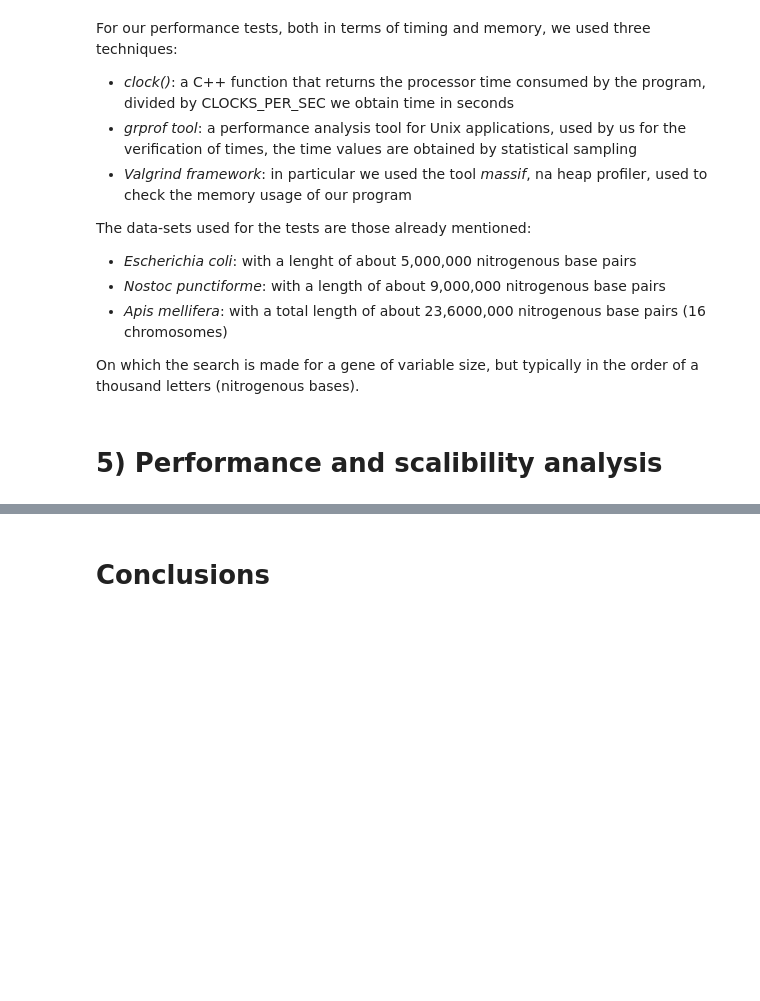
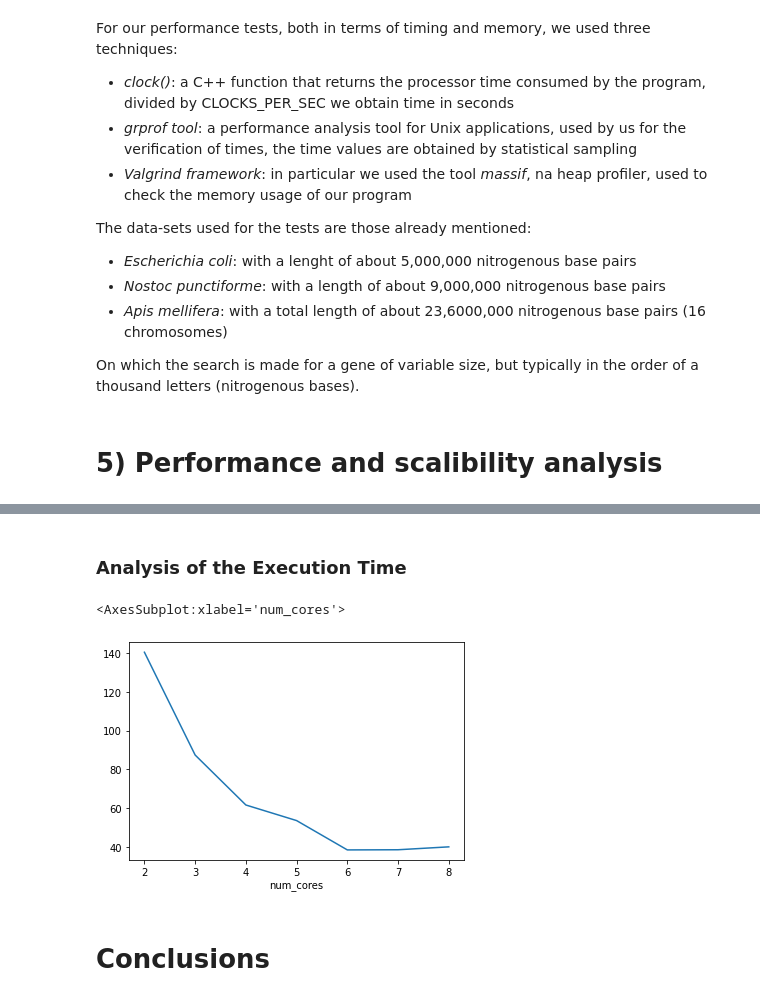
Before and after one commit to Davide-Lotito/ACA_project, a Jupyter notebook: presentation/notebook.ipynb, the cells around one changed output, grey strips where cells are left out. Cells and saved outputs as stored; diff of their text form; code cells hidden in the pictures; blank space fills up the shorter version.

Commit message:
auto-perf test

```diff
--- a/presentation/notebook.ipynb
+++ b/presentation/notebook.ipynb
@@ -345,5 +346,14 @@ On which the search is made for a gene of variable size, but typically in the or
 All testing, performance and scalability, was conducted on the Google Cloud Platform. In particular, we created the cluster according to the "light cluster" technique consisting of 7 machines (1 master and 6 slaves). Each with 2vCores and 8GB of memory. All machines are within the same geographic region.
 
 <img src="./images/cluster7.png" width="300" style="display: block; margin-left: auto; margin-right: auto; width: 50%;">
+# %%
+df = pd.read_json("./test_results.txt")
+# %% [markdown]
+### Analysis of the Execution Time
+# %%
+df.groupby( ["num_cores"] ).millisecs.mean().plot()
+# %% [output]
+<AxesSubplot:xlabel='num_cores'>
+[figure, added]
 # %% [markdown]
 # Conclusions
```
Also changed, not shown: parts of 1 cell of this notebook, 6 other files.
